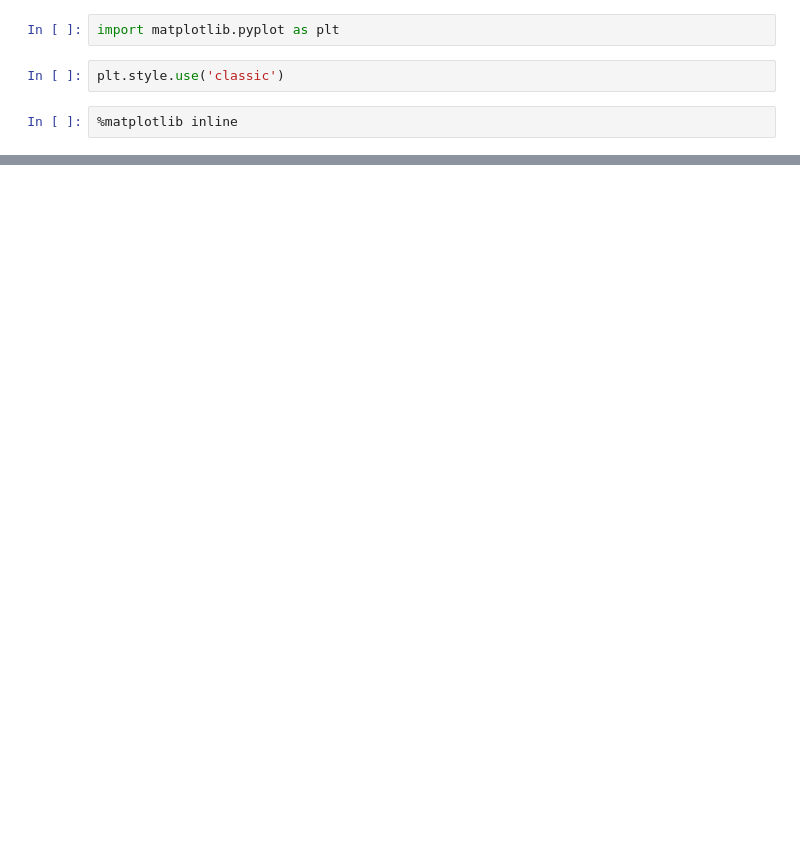
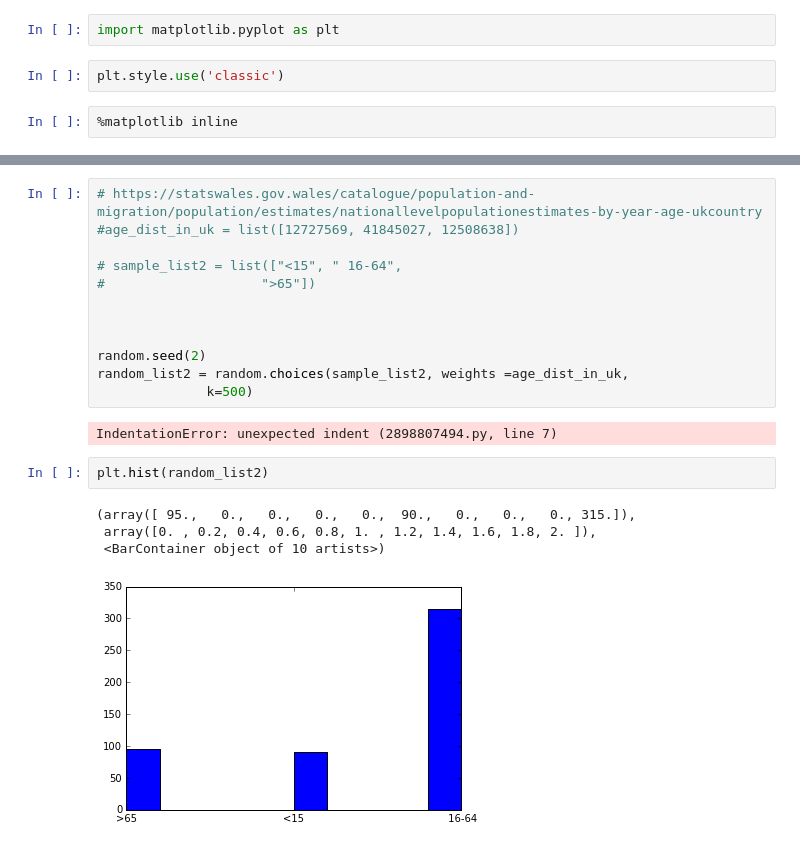
Before and after one commit to sreenidhivenkatesh/CDM_Simulation, a Jupyter notebook: Education.ipynb, the cells around one changed output, grey strips where cells are left out. Drawn from its saved outputs; the diff is of its cells as text; blank space fills up the shorter version.

```diff
--- a/Education.ipynb
+++ b/Education.ipynb
@@ -64,0 +50,21 @@ plt.hist(random_list)
+# %%
+# https://statswales.gov.wales/catalogue/population-and-migration/population/estimates/nationallevelpopulationestimates-by-year-age-ukcountry
+#age_dist_in_uk = list([12727569, 41845027, 12508638])
+
+# sample_list2 = list(["<15", " 16-64",
+#                    ">65"])
+
+
+
+random.seed(2)
+random_list2 = random.choices(sample_list2, weights =age_dist_in_uk,
+              k=500)
+# %% [output]
+IndentationError: unexpected indent (2898807494.py, line 7)
+# %%
+plt.hist(random_list2)
+# %% [output]
+(array([ 95.,   0.,   0.,   0.,   0.,  90.,   0.,   0.,   0., 315.]),
+ array([0. , 0.2, 0.4, 0.6, 0.8, 1. , 1.2, 1.4, 1.6, 1.8, 2. ]),
+ <BarContainer object of 10 artists>)
+[figure, added]
```
Also changed, not shown: parts of 14 cells of this notebook.
